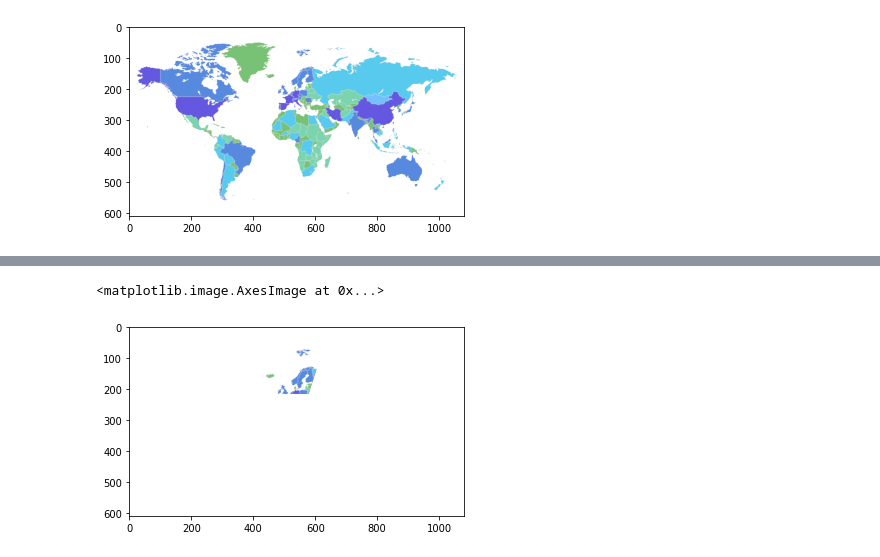
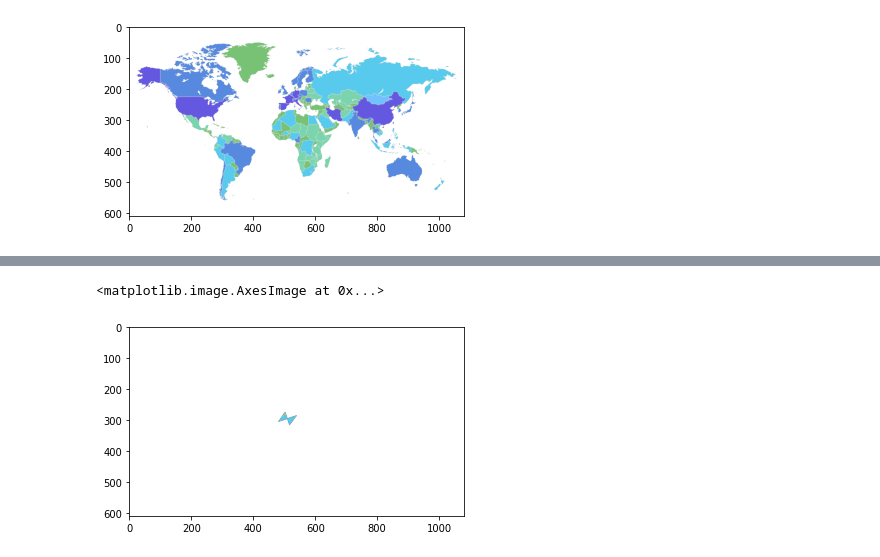
Before and after one commit to fsodari/Penrisk, a Jupyter notebook: demo.ipynb, the cells around one changed output, grey strips where cells are left out. Drawn from its saved outputs; the diff is of its cells as text; code cells hidden in the pictures.

```diff
--- a/demo.ipynb
+++ b/demo.ipynb
@@ -24,3 +24,19 @@ plt.show()
 # %% [output]
 (608, 1080, 4)
 [figure]
+# %%
+tile_scale = np.pi
+# scale = np.max(image.shape) * tile_scale
+scale = 100
+N = 1
+
+tri = create_penrose_rhombus(scale, shape=FatRhombus)
+print(np.rad2deg(np.angle(tri[1])))
+print(np.rad2deg(tri.theta))
+# Make svg
+svg = make_svg(
+    [tri],
+    stroke_width=1.2
+)
+write_svg(svg, Path("tri.svg"))
+show_svg(Path("tri.svg"))
@@ -82,6 +75,6 @@ write_svg(svg, Path("all_tiles.svg"))
 # %%
 # Translate tiles to be centered around the image's origin
 amount = image.shape[1]/2.0 + 1j * image.shape[0]/2.0
-shift_tiles = [translate(t, amount) for t in img_tiles]
+shift_tiles = [translate(t, amount) for t in tiling]
 minx, maxx, miny, maxy = find_minmax(shift_tiles)
-# print(minx, maxx, miny, maxy)
+print(minx, maxx, miny, maxy)
@@ -88,11 +83,11 @@ minx, maxx, miny, maxy = find_minmax(shift_tiles)
 # %%
 # Remove all tiles not inside the image boundary.
 margin = 1.05
-xbound = np.array([0, image.shape[1]])
-ybound = np.array((0, image.shape[0]))
+xbound = tuple((0, image.shape[1]))
+ybound = tuple((0, image.shape[0]))
+print(image.shape)
 
 valid_tiles = list(filter(lambda t: is_in_box(t, xbound, ybound, margin), shift_tiles))
-print(len(valid_tiles))
 svg = make_svg(
     valid_tiles,
     stroke_width=stroke_width
@@ -104,16 +99,16 @@ show_svg(Path("map_tiles.svg"))
 [drawing not drawn]
 # %%
-tile = valid_tiles[14]
+tile = valid_tiles[12]
 pts = np.array([complex2cart(v) for v in tile], dtype=np.int32)
 
 mask = np.zeros(image.shape, np.uint8)
 mask=cv2.fillPoly(mask, [pts], (255,)*image.shape[2])
 cv2.imwrite("mask.png", mask)
 
 masked_image = cv2.bitwise_and(image, mask)
 
 cv2.imwrite("masked.png", masked_image)
 plt.imshow(masked_image)
 # %% [output]
 <matplotlib.image.AxesImage at 0x...>
-[figure, old version]
+[figure, new version]
```
Also changed, not shown: parts of 7 cells of this notebook, 2 other files.
